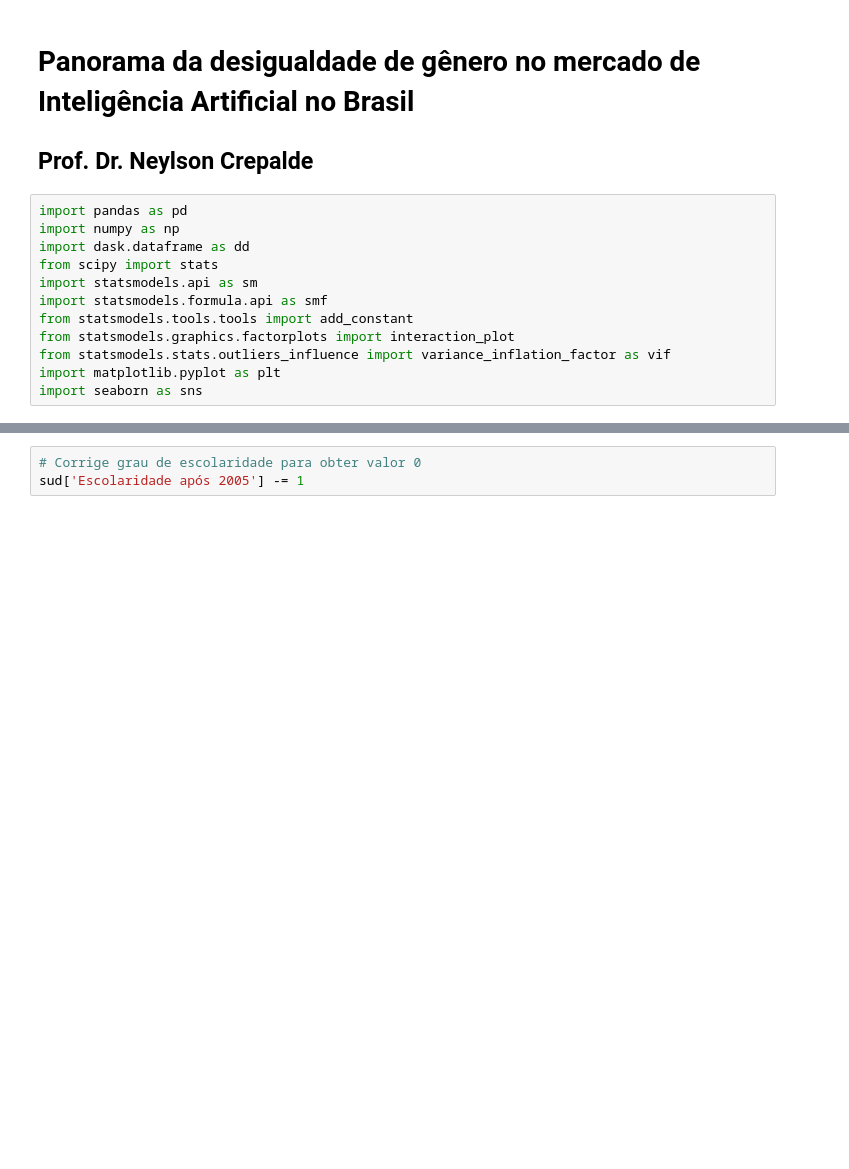
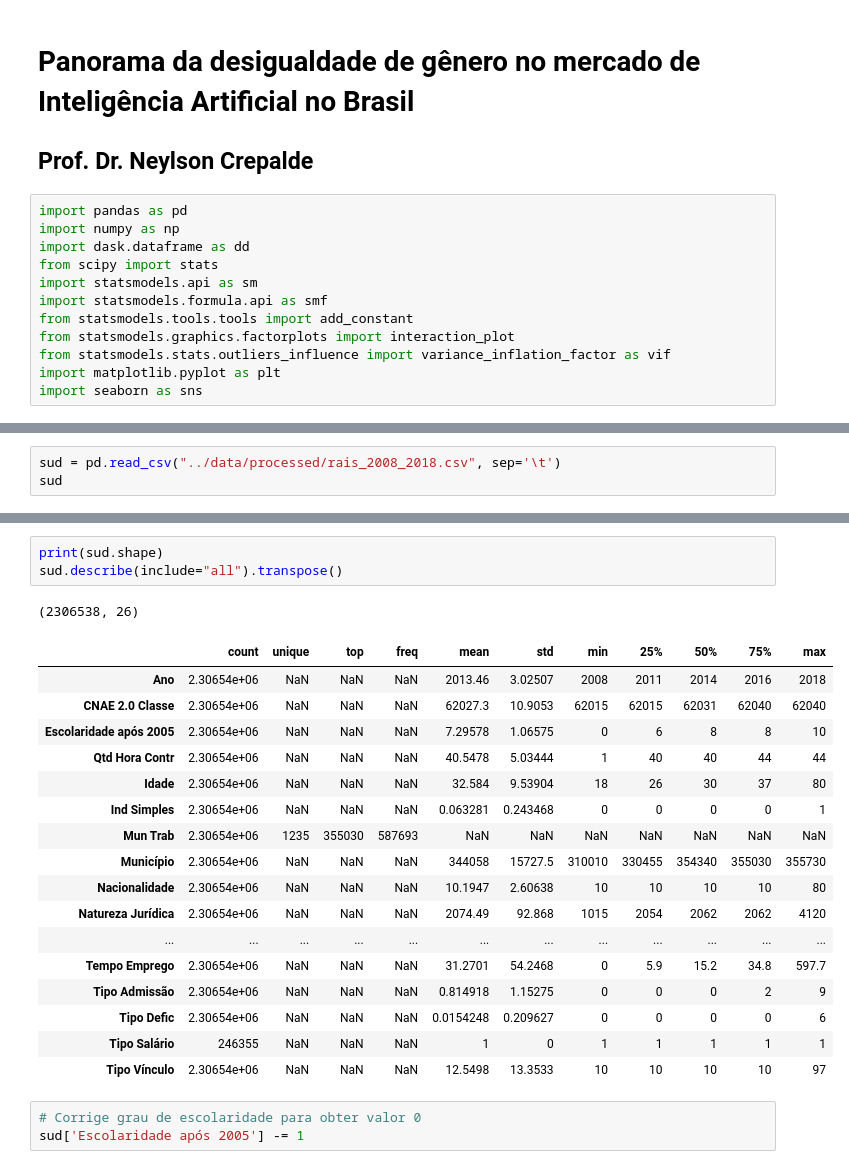
Before and after one commit to neylsoncrepalde/diversidade_mercado_ia, a Jupyter notebook: src/exploratoria.ipynb, the cells around one changed output, grey strips where cells are left out. Cells and saved outputs as stored; diff of their text form; blank space fills up the shorter version.

```diff
--- a/src/exploratoria.ipynb
+++ b/src/exploratoria.ipynb
@@ -55,0 +17,3 @@ sud = sud.loc[sud["Ind Trab Parcial"] == 0, :]
+# %%
+sud = pd.read_csv("../data/processed/rais_2008_2018.csv", sep='\t')
+sud
@@ -56,3 +34,25 @@ sud = sud.loc[sud["Ind Trab Parcial"] == 0, :]
+# %%
+print(sud.shape)
+sud.describe(include="all").transpose()
+# %% [output]
+(2306538, 26)
+|  | count | unique | top | freq | mean | std | min | 25% | 50% | 75% | max |
+| Ano | 2.30654e+06 | NaN | NaN | NaN | 2013.46 | 3.02507 | 2008 | 2011 | 2014 | 2016 | 2018 |
+| CNAE 2.0 Classe | 2.30654e+06 | NaN | NaN | NaN | 62027.3 | 10.9053 | 62015 | 62015 | 62031 | 62040 | 62040 |
+| Escolaridade após 2005 | 2.30654e+06 | NaN | NaN | NaN | 7.29578 | 1.06575 | 0 | 6 | 8 | 8 | 10 |
+| Qtd Hora Contr | 2.30654e+06 | NaN | NaN | NaN | 40.5478 | 5.03444 | 1 | 40 | 40 | 44 | 44 |
+| Idade | 2.30654e+06 | NaN | NaN | NaN | 32.584 | 9.53904 | 18 | 26 | 30 | 37 | 80 |
+| Ind Simples | 2.30654e+06 | NaN | NaN | NaN | 0.063281 | 0.243468 | 0 | 0 | 0 | 0 | 1 |
+| Mun Trab | 2.30654e+06 | 1235 | 355030 | 587693 | NaN | NaN | NaN | NaN | NaN | NaN | NaN |
+| Município | 2.30654e+06 | NaN | NaN | NaN | 344058 | 15727.5 | 310010 | 330455 | 354340 | 355030 | 355730 |
+| Nacionalidade | 2.30654e+06 | NaN | NaN | NaN | 10.1947 | 2.60638 | 10 | 10 | 10 | 10 | 80 |
+| Natureza Jurídica | 2.30654e+06 | NaN | NaN | NaN | 2074.49 | 92.868 | 1015 | 2054 | 2062 | 2062 | 4120 |
+| ... | ... | ... | ... | ... | ... | ... | ... | ... | ... | ... | ... |
+| Tempo Emprego | 2.30654e+06 | NaN | NaN | NaN | 31.2701 | 54.2468 | 0 | 5.9 | 15.2 | 34.8 | 597.7 |
+| Tipo Admissão | 2.30654e+06 | NaN | NaN | NaN | 0.814918 | 1.15275 | 0 | 0 | 0 | 2 | 9 |
+| Tipo Defic | 2.30654e+06 | NaN | NaN | NaN | 0.0154248 | 0.209627 | 0 | 0 | 0 | 0 | 6 |
+| Tipo Salário | 246355 | NaN | NaN | NaN | 1 | 0 | 1 | 1 | 1 | 1 | 1 |
+| Tipo Vínculo | 2.30654e+06 | NaN | NaN | NaN | 12.5498 | 13.3533 | 10 | 10 | 10 | 10 | 97 |
 # %%
 # Corrige grau de escolaridade para obter valor 0
 sud['Escolaridade após 2005'] -= 1
```
Also changed, not shown: parts of 10 cells of this notebook, 1 other file.
